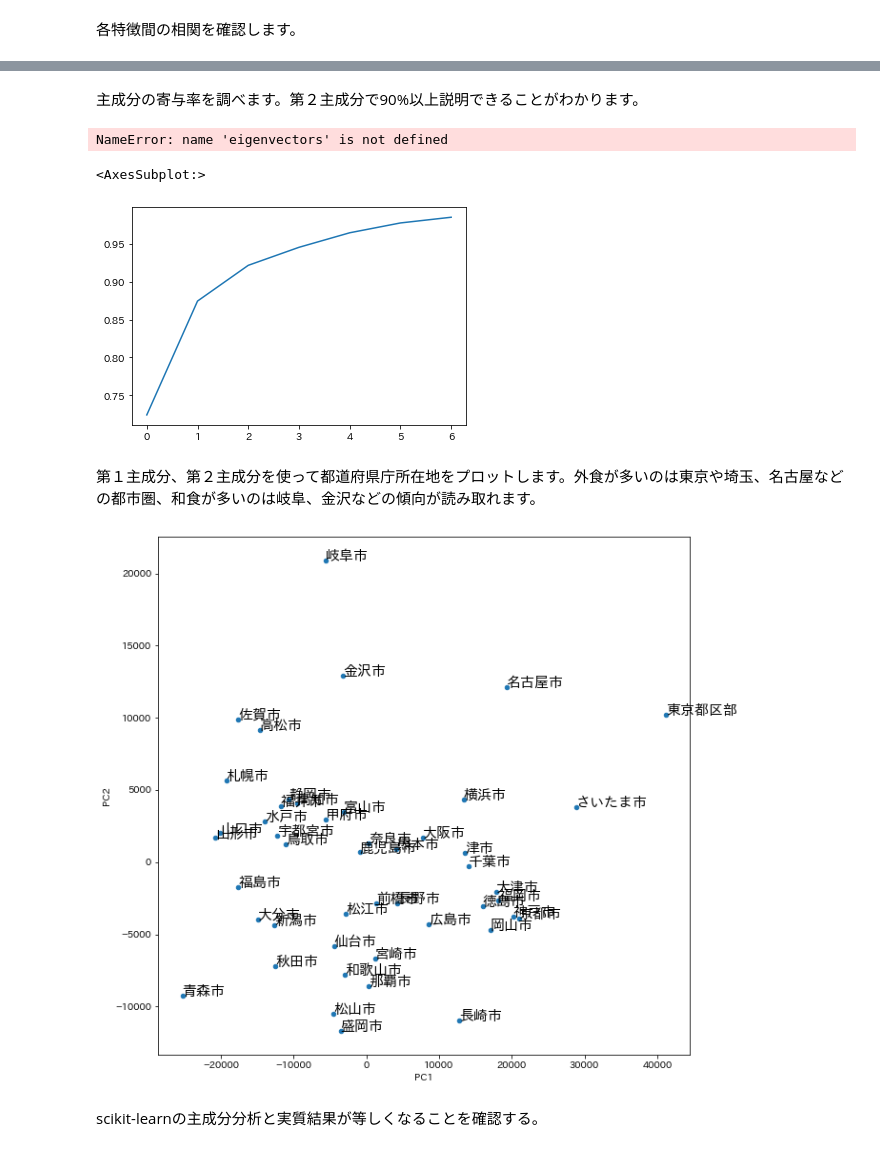
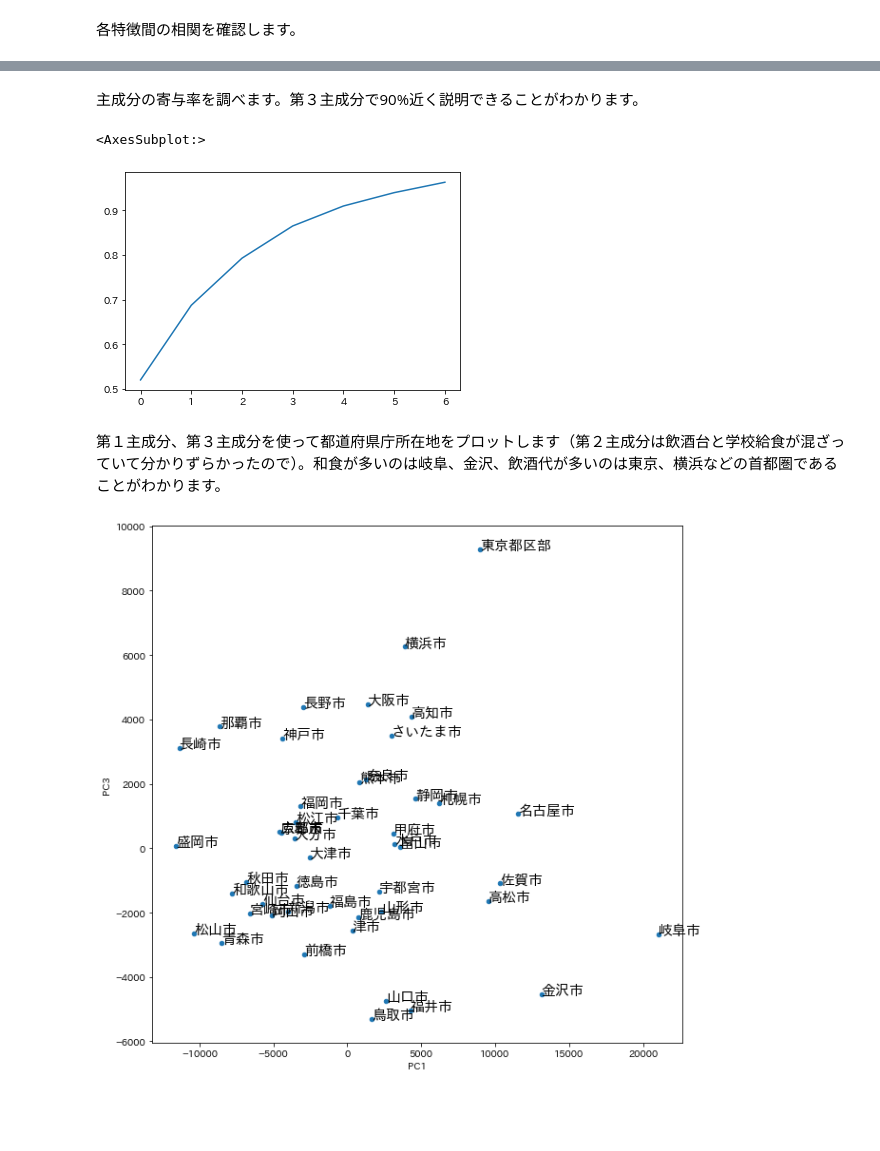
Before and after one commit to icoxfog417/mlnote-note, a Jupyter notebook: notebooks/chapter13.ipynb, the cells around one changed output, grey strips where cells are left out. Saved outputs shown, nothing was run; the diff lists cells and outputs as text; code cells hidden in the pictures; blank space fills up the shorter version.

```diff
--- a/notebooks/chapter13.ipynb
+++ b/notebooks/chapter13.ipynb
@@ -83,6 +83,9 @@ feature_jp_df = feature_df.rename(
                     columns=dict(zip(feature_df.columns, code_name[feature_df.columns])),
                     index=dict(zip(feature_df.index, location_name["City"][location_name.index == feature_df.index]))
                 )
+
+# その他系の項目を除去
+feature_jp_df = feature_jp_df[[c for c in feature_jp_df.columns if c not in ("他の主食的外食", "他の麺類外食")]]
 feature_jp_df = feature_jp_df[1:]
 # %%
 feature_jp_df.head(5)
@@ -132,9 +131,5 @@ component_df.plot.barh(figsize=(10, 8), legend="reverse")
 # %% [markdown]
-主成分の寄与率を調べます。第２主成分で90%以上説明できることがわかります。
+主成分の寄与率を調べます。第３主成分で90%近く説明できることがわかります。
-# %%
-eigenvectors
-# %% [output]
-NameError: name 'eigenvectors' is not defined
 # %%
 import numpy as np
 
@@ -142,14 +137,12 @@ import numpy as np
 pd.Series(np.cumsum(pca.explained_variance_ratio_)).plot.line()
 # %% [output]
 <AxesSubplot:>
-[figure, old version]
+[figure, new version]
 # %% [markdown]
-第１主成分、第２主成分を使って都道府県庁所在地をプロットします。外食が多いのは東京や埼玉、名古屋などの都市圏、和食が多いのは岐阜、金沢などの傾向が読み取れます。
+第１主成分、第３主成分を使って都道府県庁所在地をプロットします（第２主成分は飲酒台と学校給食が混ざっていて分かりずらかったので）。和食が多いのは岐阜、金沢、飲酒代が多いのは東京、横浜などの首都圏であることがわかります。
 # %%
-ax = analyzed_df.plot.scatter(x="PC1", y="PC2", figsize=(10, 10))
+ax = analyzed_df.plot.scatter(x="PC1", y="PC3", figsize=(10, 10))
 for index, row in analyzed_df.iterrows():
-    ax.annotate(index, xy=(row["PC1"], row["PC2"]), size=15)
+    ax.annotate(index, xy=(row["PC1"], row["PC3"]), size=15)
 # %% [output]
-[figure, old version]
+[figure, new version]
-# %% [markdown]
-scikit-learnの主成分分析と実質結果が等しくなることを確認する。
```
Also changed, not shown: parts of 15 cells of this notebook.
